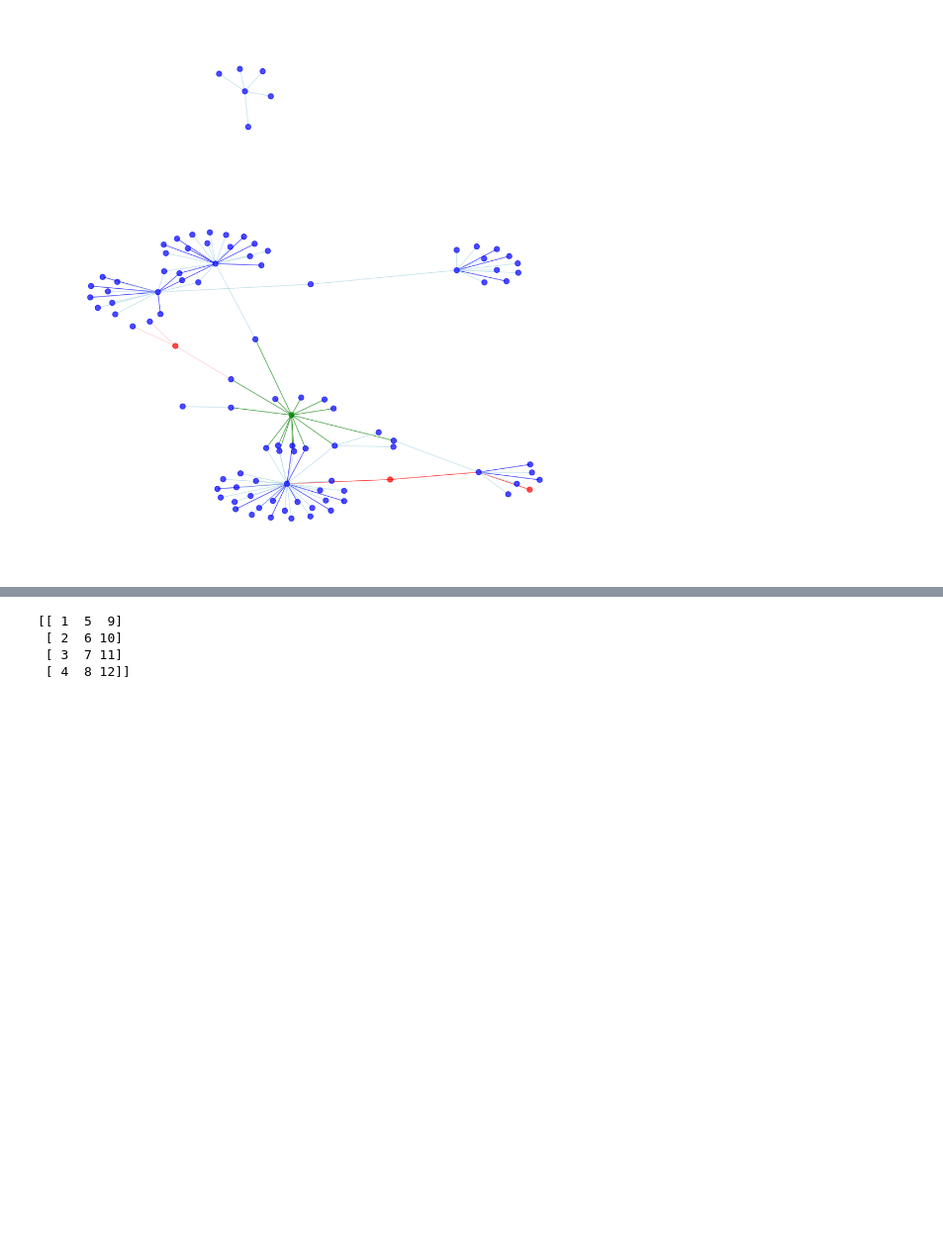
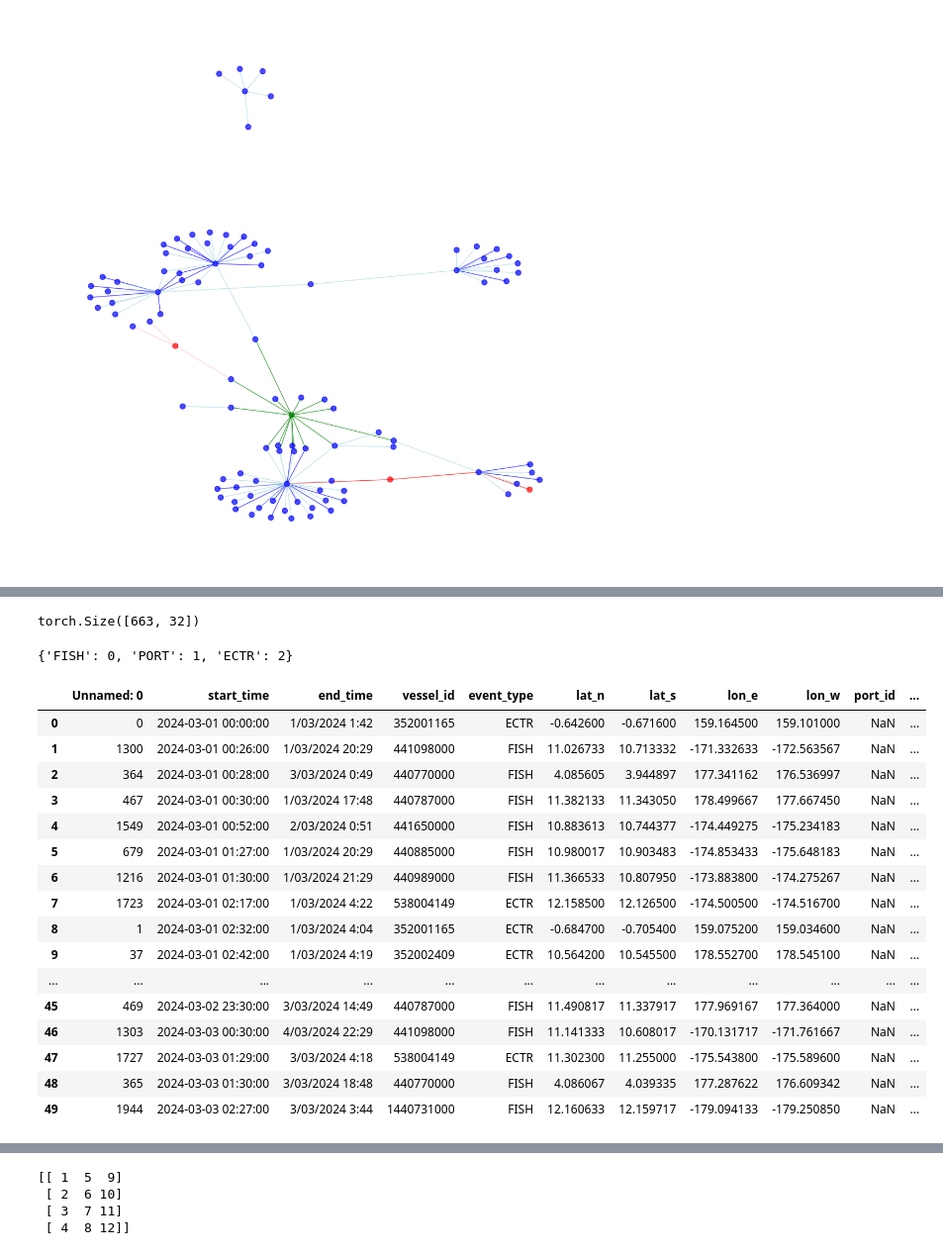
Before and after one commit to mattalajas/GEODE2025, a Jupyter notebook: practice.ipynb, the cells around one changed output, grey strips where cells are left out. Shown: that part at 99% size. Saved outputs shown, nothing was run; the diff lists cells and outputs as text; code cells hidden in the pictures; blank space fills up the shorter version.

```diff
--- a/practice.ipynb
+++ b/practice.ipynb
@@ -562,0 +662,28 @@ tensor([[  -0.6426,   -0.6716,  159.1645,  159.1010],
+# %%
+hu = phi_x(x_in[0])
+print(hu.shape)
+# %% [output]
+torch.Size([663, 32])
+# %%
+pd.unique(data_events['event_type'])
+print(event_dict)
+data_events.head(50)
+# %% [output]
+{'FISH': 0, 'PORT': 1, 'ECTR': 2}
+|  | Unnamed: 0 | start_time | end_time | vessel_id | event_type | lat_n | lat_s | lon_e | lon_w | port_id | ... |
+| 0 | 0 | 2024-03-01 00:00:00 | 1/03/2024 1:42 | 352001165 | ECTR | -0.642600 | -0.671600 | 159.164500 | 159.101000 | NaN | ... |
+| 1 | 1300 | 2024-03-01 00:26:00 | 1/03/2024 20:29 | 441098000 | FISH | 11.026733 | 10.713332 | -171.332633 | -172.563567 | NaN | ... |
+| 2 | 364 | 2024-03-01 00:28:00 | 3/03/2024 0:49 | 440770000 | FISH | 4.085605 | 3.944897 | 177.341162 | 176.536997 | NaN | ... |
+| 3 | 467 | 2024-03-01 00:30:00 | 1/03/2024 17:48 | 440787000 | FISH | 11.382133 | 11.343050 | 178.499667 | 177.667450 | NaN | ... |
+| 4 | 1549 | 2024-03-01 00:52:00 | 2/03/2024 0:51 | 441650000 | FISH | 10.883613 | 10.744377 | -174.449275 | -175.234183 | NaN | ... |
+| 5 | 679 | 2024-03-01 01:27:00 | 1/03/2024 20:29 | 440885000 | FISH | 10.980017 | 10.903483 | -174.853433 | -175.648183 | NaN | ... |
+| 6 | 1216 | 2024-03-01 01:30:00 | 1/03/2024 21:29 | 440989000 | FISH | 11.366533 | 10.807950 | -173.883800 | -174.275267 | NaN | ... |
+| 7 | 1723 | 2024-03-01 02:17:00 | 1/03/2024 4:22 | 538004149 | ECTR | 12.158500 | 12.126500 | -174.500500 | -174.516700 | NaN | ... |
+| 8 | 1 | 2024-03-01 02:32:00 | 1/03/2024 4:04 | 352001165 | ECTR | -0.684700 | -0.705400 | 159.075200 | 159.034600 | NaN | ... |
+| 9 | 37 | 2024-03-01 02:42:00 | 1/03/2024 4:19 | 352002409 | ECTR | 10.564200 | 10.545500 | 178.552700 | 178.545100 | NaN | ... |
+| ... | ... | ... | ... | ... | ... | ... | ... | ... | ... | ... | ... |
+| 45 | 469 | 2024-03-02 23:30:00 | 3/03/2024 14:49 | 440787000 | FISH | 11.490817 | 11.337917 | 177.969167 | 177.364000 | NaN | ... |
+| 46 | 1303 | 2024-03-03 00:30:00 | 4/03/2024 22:29 | 441098000 | FISH | 11.141333 | 10.608017 | -170.131717 | -171.761667 | NaN | ... |
+| 47 | 1727 | 2024-03-03 01:29:00 | 3/03/2024 4:18 | 538004149 | ECTR | 11.302300 | 11.255000 | -175.543800 | -175.589600 | NaN | ... |
+| 48 | 365 | 2024-03-03 01:30:00 | 3/03/2024 18:48 | 440770000 | FISH | 4.086067 | 4.039335 | 177.287622 | 176.609342 | NaN | ... |
+| 49 | 1944 | 2024-03-03 02:27:00 | 3/03/2024 3:44 | 1440731000 | FISH | 12.160633 | 12.159717 | -179.094133 | -179.250850 | NaN | ... |
```
Also changed, not shown: parts of 5 cells of this notebook, 9 other files.
